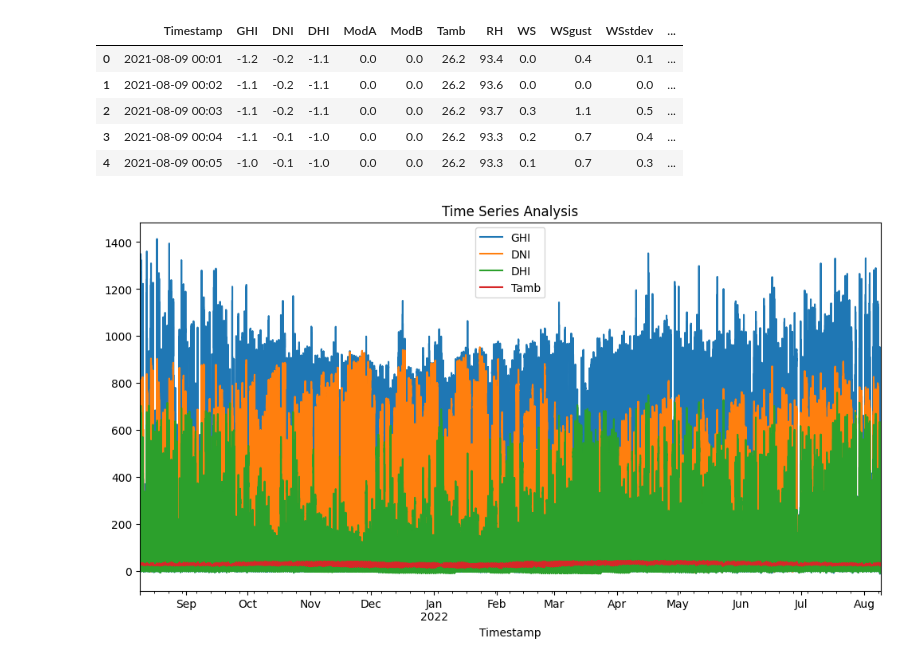
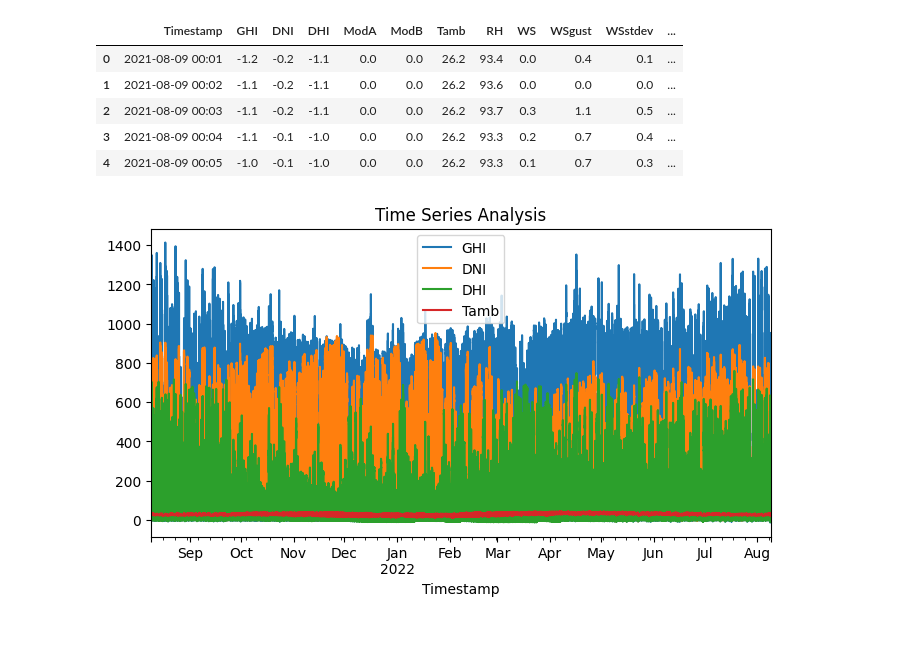
Before and after one commit to EstifanosTeklay/MoonLight-Energy-Solutions, a Jupyter notebook: notebooks/benin_EDA.ipynb, the cells around one changed output. Saved outputs shown, nothing was run; the diff lists cells and outputs as text; code cells hidden in the pictures; blank space fills up the shorter version.

```diff
--- a/notebooks/benin_EDA.ipynb
+++ b/notebooks/benin_EDA.ipynb
@@ -136,8 +136,8 @@ benin_data.head()
 # %%
 benin_data['Timestamp'] = pd.to_datetime(benin_data['Timestamp'])
 benin_data.set_index('Timestamp', inplace=True)
-benin_data[['GHI','DNI','DHI','Tamb']].plot(figsize=(12, 6))
+benin_data[['GHI','DNI','DHI','Tamb']].plot(figsize=(8,4))
 plt.title("Time Series Analysis")
 plt.show()
 # %% [output]
-[figure, old version]
+[figure, new version]
```
Also changed, not shown: parts of 1 cell of this notebook.
